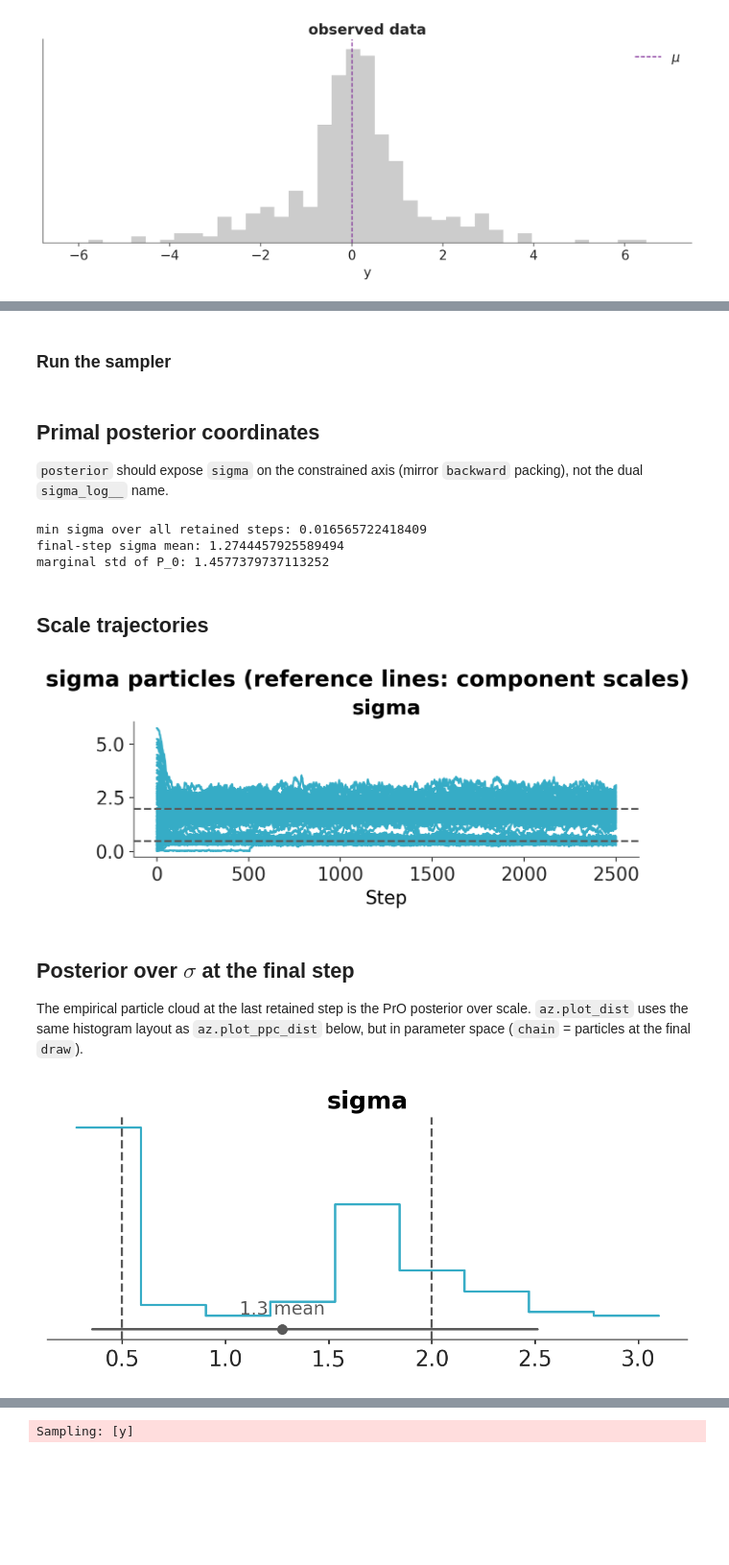
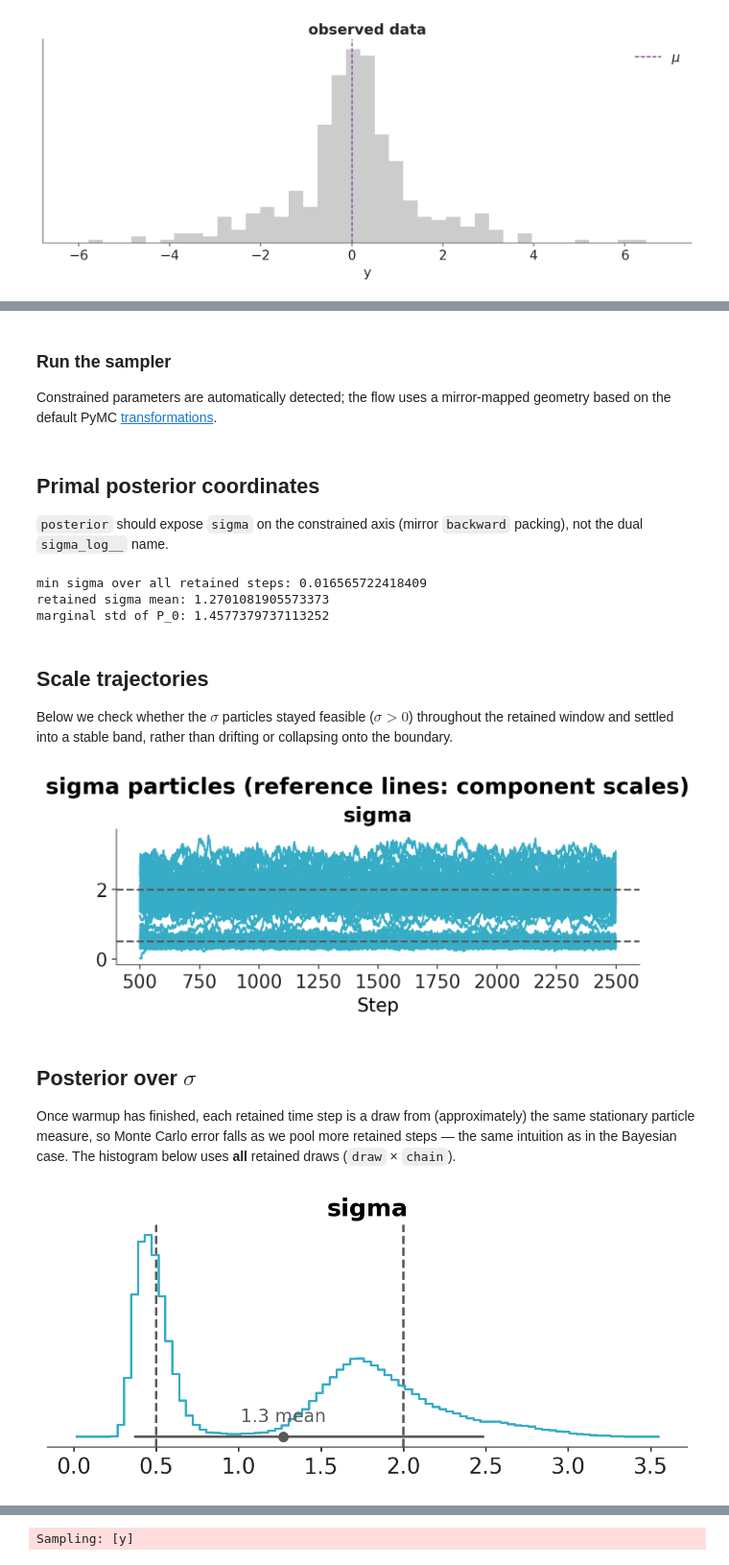
Before and after one commit to pymc-devs/pymc-prop, a Jupyter notebook: examples/mirror_variance_mixture.ipynb, the cells around one changed output, grey strips where cells are left out. Shown at 96% size. Drawn from its saved outputs; the diff is of its cells as text; code cells hidden in the pictures; blank space fills up the shorter version.

```diff
--- a/examples/mirror_variance_mixture.ipynb
+++ b/examples/mirror_variance_mixture.ipynb
@@ -58,12 +56,15 @@ with pm.Model() as model:
     pm.Normal("y", mu=MU, sigma=sigma, observed=y)
 # %% [markdown]
 ### Run the sampler
+
+Constrained parameters are automatically detected; the flow uses a mirror-mapped geometry based on the default PyMC [transformations](https://www.pymc.io/projects/docs/en/stable/api/distributions/transforms.html).
 # %%
 dt = pro.sample_pro(
     model=model,
     n_particles=150,
-    n_steps=2500,
-    tune=0,
+    n_steps=2000,
+    tune=500,
+    learning_rate=1,
     random_seed=SEED,
 )
 # %% [markdown]
@@ -76,14 +77,16 @@ assert "sigma_log__" not in dt.posterior
 
 sigma_trace = dt.posterior["sigma"]
 print("min sigma over all retained steps:", float(sigma_trace.min()))
-print("final-step sigma mean:", float(sigma_trace.isel(draw=-1).mean()))
+print("retained sigma mean:", float(sigma_trace.mean()))
 print("marginal std of P_0:", marginal_std)
 # %% [output]
 min sigma over all retained steps: 0.016565722418409
-final-step sigma mean: 1.2744457925589494
+retained sigma mean: 1.2701081905573373
 marginal std of P_0: 1.4577379737113252
 # %% [markdown]
 ## Scale trajectories
+
+Below we check whether the $\sigma$ particles stayed feasible ($\sigma > 0$) throughout the retained window and settled into a stable band, rather than drifting or collapsing onto the boundary.
 # %%
 pc = az.plot_trace(
     dt,
@@ -95,21 +98,20 @@ pc = az.add_lines(pc, values=[SIGMA_LOW], orientation="horizontal")
 pc = az.add_lines(pc, values=[SIGMA_HIGH], orientation="horizontal")
 pc.add_title("sigma particles (reference lines: component scales)")
 # %% [output]
-[figure, old version]
+[figure, new version]
 # %% [markdown]
-## Posterior over $\sigma$ at the final step
+## Posterior over $\sigma$
 
-The empirical particle cloud at the last retained step is the PrO posterior over scale. `az.plot_dist` uses the same histogram layout as `az.plot_ppc_dist` below, but in parameter space (`chain` = particles at the final `draw`).
+Once warmup has finished, each retained time step is a draw from (approximately) the same stationary particle measure, so Monte Carlo error falls as we pool more retained steps — the same intuition as in the Bayesian case. The histogram below uses **all** retained draws (`draw` × `chain`).
 # %%
-final_dt = dt.isel(draw=-1)
 pc = az.plot_dist(
-    final_dt,
+    dt,
     var_names=["sigma"],
     kind="hist",
 )
 pc = az.add_lines(pc, values=[SIGMA_LOW], orientation="vertical")
 pc = az.add_lines(pc, values=[SIGMA_HIGH], orientation="vertical")
 # %% [output]
-[figure, old version]
+[figure, new version]
 # %% [markdown]
 ## Posterior predictive check
```
Also changed, not shown: parts of 5 cells of this notebook.
